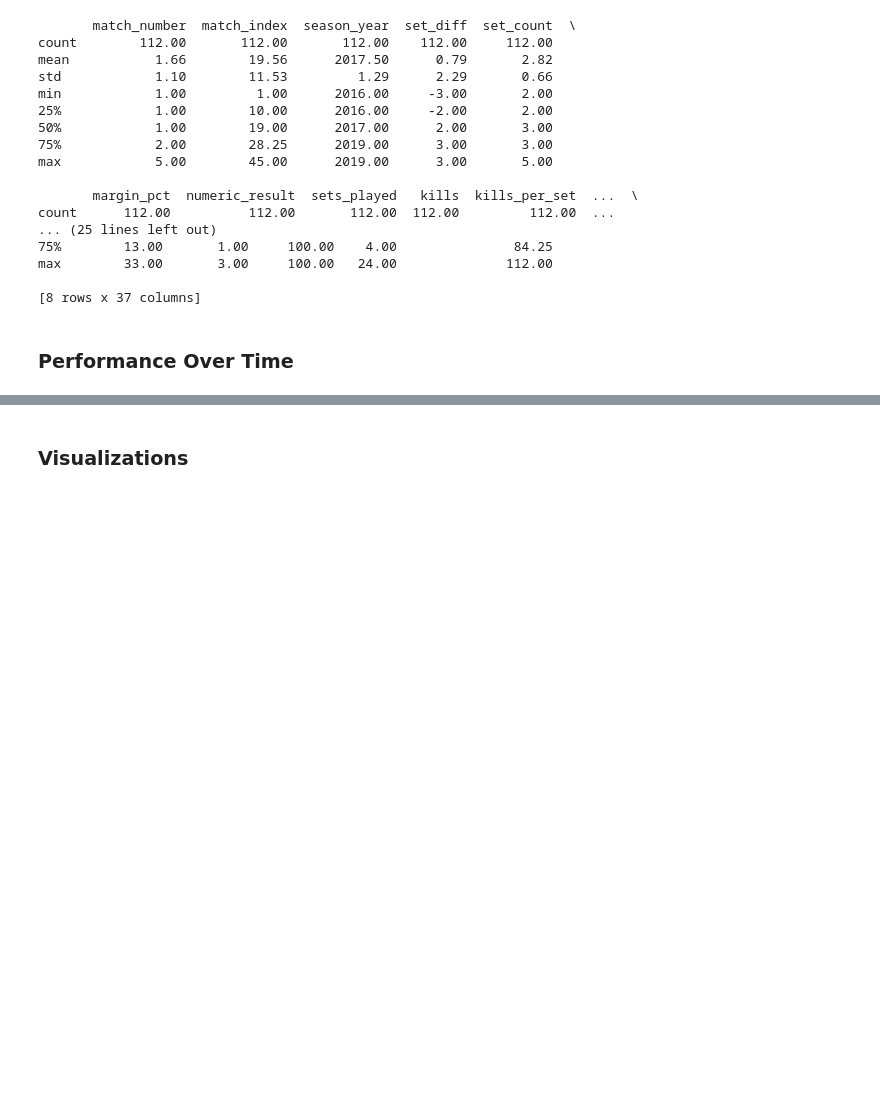
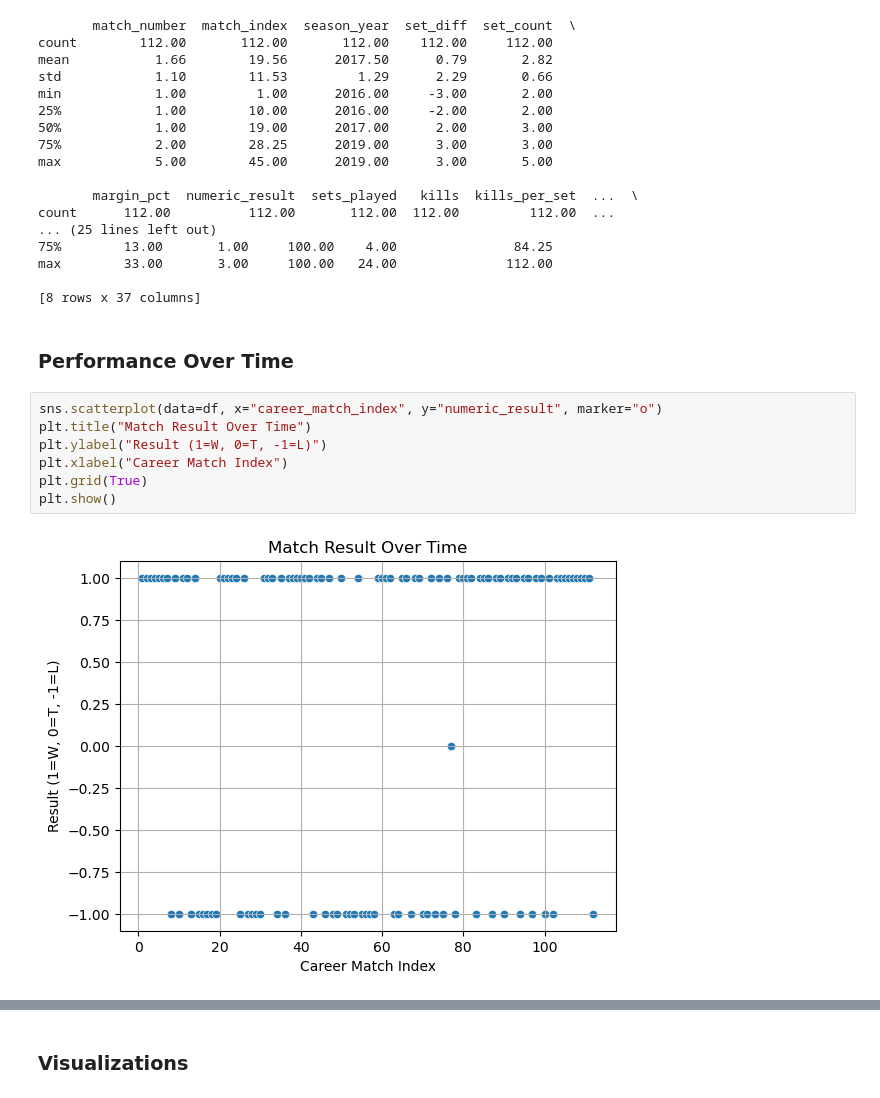
Before and after one commit to drblitx/jr-yr-stats, a Jupyter notebook: notebooks/eda.ipynb, the cells around one changed output, grey strips where cells are left out. Cells and saved outputs as stored; diff of their text form; blank space fills up the shorter version.

Commit message:
performance over time visualizations

```diff
--- a/notebooks/eda.ipynb
+++ b/notebooks/eda.ipynb
@@ -69,3 +96,12 @@ max        33.00       3.00     100.00   24.00              112.00
 [8 rows x 37 columns]
 # %% [markdown]
 ### Performance Over Time
+# %%
+sns.scatterplot(data=df, x="career_match_index", y="numeric_result", marker="o")
+plt.title("Match Result Over Time")
+plt.ylabel("Result (1=W, 0=T, -1=L)")
+plt.xlabel("Career Match Index")
+plt.grid(True)
+plt.show()
+# %% [output]
+[figure, added]
```
Also changed, not shown: parts of 9 cells of this notebook.
